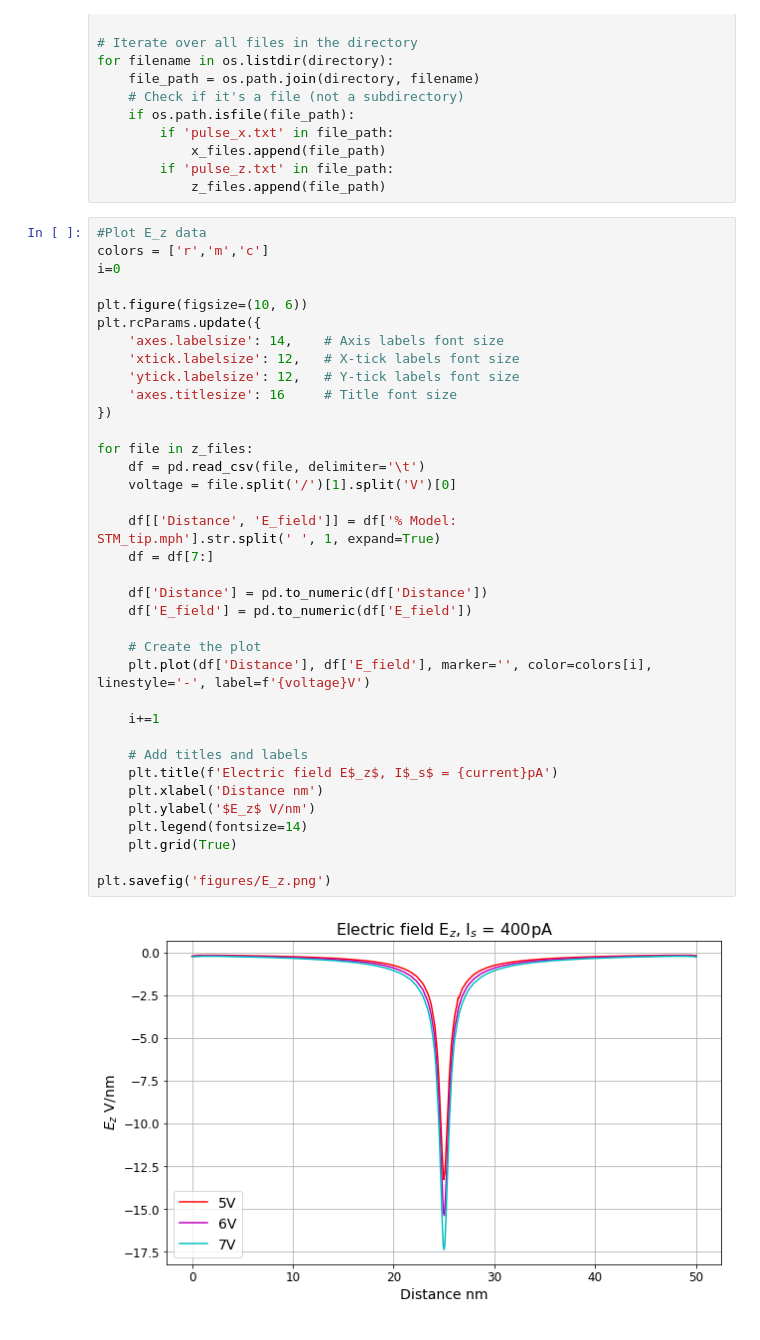
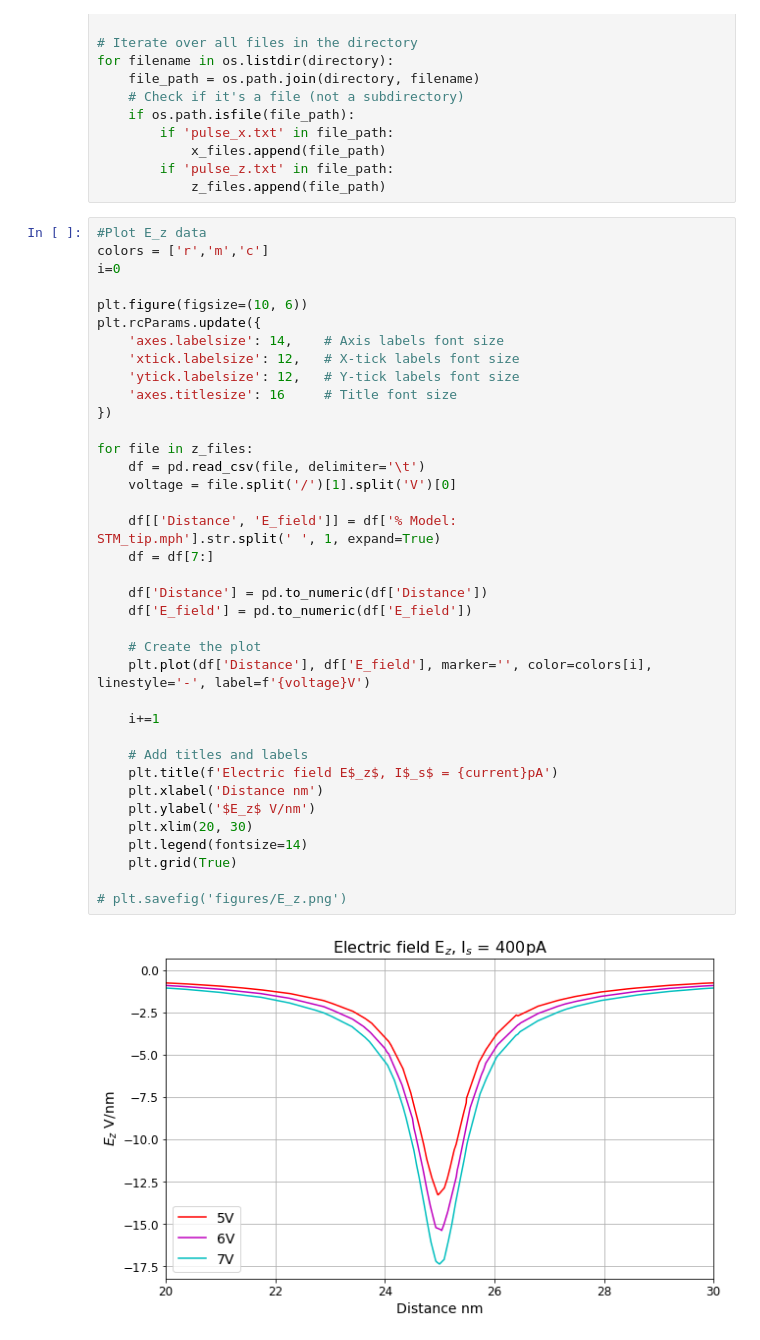
Before and after one commit to thomasbourke1/STM-electric-field-simulation, a Jupyter notebook: COMSOL_plot.ipynb, the cells around one changed output. Saved outputs shown, nothing was run; the diff lists cells and outputs as text.

```diff
--- a/COMSOL_plot.ipynb
+++ b/COMSOL_plot.ipynb
@@ -31,35 +32,36 @@ plt.figure(figsize=(10, 6))
 plt.rcParams.update({
     'axes.labelsize': 14,    # Axis labels font size
     'xtick.labelsize': 12,   # X-tick labels font size
     'ytick.labelsize': 12,   # Y-tick labels font size
     'axes.titlesize': 16     # Title font size
 })
 
 for file in z_files:
     df = pd.read_csv(file, delimiter='\t')
     voltage = file.split('/')[1].split('V')[0]
 
     df[['Distance', 'E_field']] = df['% Model:              STM_tip.mph'].str.split(' ', 1, expand=True)
     df = df[7:]
 
     df['Distance'] = pd.to_numeric(df['Distance'])
     df['E_field'] = pd.to_numeric(df['E_field'])
 
     # Create the plot
     plt.plot(df['Distance'], df['E_field'], marker='', color=colors[i], linestyle='-', label=f'{voltage}V')
 
     i+=1
 
     # Add titles and labels
     plt.title(f'Electric field E$_z$, I$_s$ = {current}pA')
     plt.xlabel('Distance nm')
     plt.ylabel('$E_z$ V/nm')
+    plt.xlim(20, 30)
     plt.legend(fontsize=14)
     plt.grid(True)
 
-plt.savefig('figures/E_z.png')
+# plt.savefig('figures/E_z.png')
 # %% [output]
-[figure, old version]
+[figure, new version]
 # %%
 #plot E_x data
 
```
Also changed, not shown: parts of 4 cells of this notebook.
